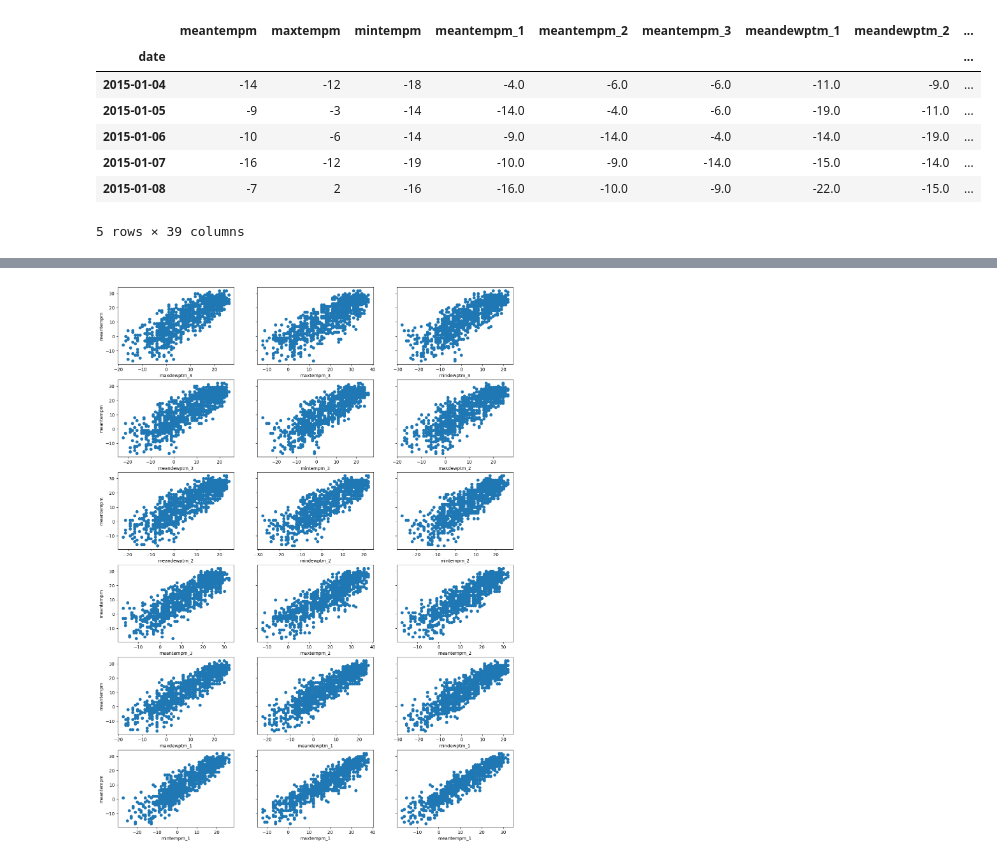
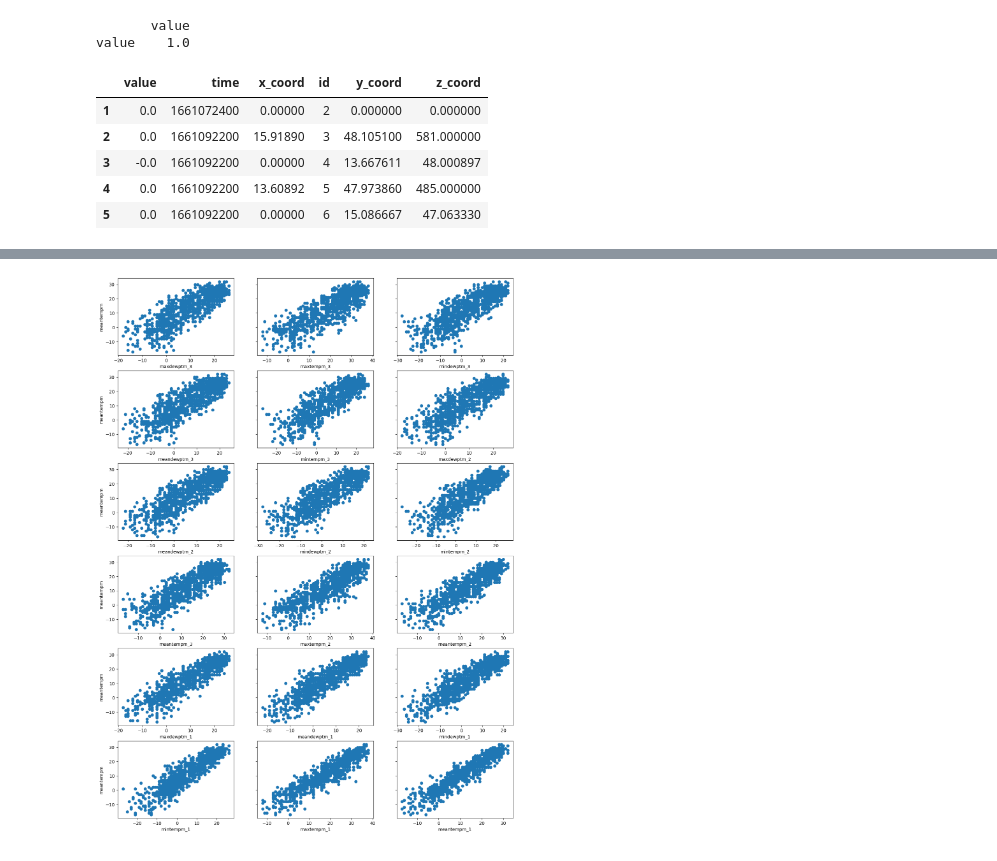
Before and after one commit to MartinWeise/egi-2022, a Jupyter notebook: Predict Particles.ipynb, the cells around one changed output, grey strips where cells are left out. Saved outputs shown, nothing was run; the diff lists cells and outputs as text; code cells hidden in the pictures.

```diff
--- a/Predict Particles.ipynb
+++ b/Predict Particles.ipynb
@@ -18,0 +17,4 @@ df = pd.read_pickle('end-part1_df.pkl')
+# %%
+response = rq.get("https://dbrepo.ossdip.at/api/container/1/database/1/table/1/data", verify=False)
+df = pd.read_json(json.dumps(response.json()["result"]))
+df.head()
@@ -18,0 +28,3 @@ df = pd.read_pickle('end-part1_df.pkl')
+# %%
+df_corr = df.corr()[['value']].sort_values('value')
+print(df_corr)
@@ -19,11 +45,22 @@ df = pd.read_pickle('end-part1_df.pkl')
+# %%
+df_corr_fil = df_corr[abs(df_corr['value']) > 0.55]
+print(df_corr_fil)
+# %% [output]
+       value
+value    1.0
+# %%
+unwanted = ['meta_owner', 'meta_name', 'meta_location', 'value']
+predictors = df_corr.index.tolist()
+predictors = [i for i in predictors if i not in unwanted]
+df2 = df[['value'] + predictors]
+df2 = df2.fillna(0)
+df2 = df2[(df2["time"] > 1640991600)] # 01.01.2022 00:00:00 # todo filter by component = OZON
 # %%
-df.head()
+df2.head()
 # %% [output]
-|  | meantempm | maxtempm | mintempm | meantempm_1 | meantempm_2 | meantempm_3 | meandewptm_1 | meandewptm_2 | ... |
-| date |  |  |  |  |  |  |  |  | ... |
-| 2015-01-04 | -14 | -12 | -18 | -4.0 | -6.0 | -6.0 | -11.0 | -9.0 | ... |
-| 2015-01-05 | -9 | -3 | -14 | -14.0 | -4.0 | -6.0 | -19.0 | -11.0 | ... |
-| 2015-01-06 | -10 | -6 | -14 | -9.0 | -14.0 | -4.0 | -14.0 | -19.0 | ... |
-| 2015-01-07 | -16 | -12 | -19 | -10.0 | -9.0 | -14.0 | -15.0 | -14.0 | ... |
-| 2015-01-08 | -7 | 2 | -16 | -16.0 | -10.0 | -9.0 | -22.0 | -15.0 | ... |
+|  | value | time | x_coord | id | y_coord | z_coord |
+| 1 | 0.0 | 1661072400 | 0.00000 | 2 | 0.000000 | 0.000000 |
+| 2 | 0.0 | 1661092200 | 15.91890 | 3 | 48.105100 | 581.000000 |
+| 3 | -0.0 | 1661092200 | 0.00000 | 4 | 13.667611 | 48.000897 |
+| 4 | 0.0 | 1661092200 | 13.60892 | 5 | 47.973860 | 485.000000 |
+| 5 | 0.0 | 1661092200 | 0.00000 | 6 | 15.086667 | 47.063330 |
-5 rows × 39 columns
```
Also changed, not shown: parts of 13 cells of this notebook.
